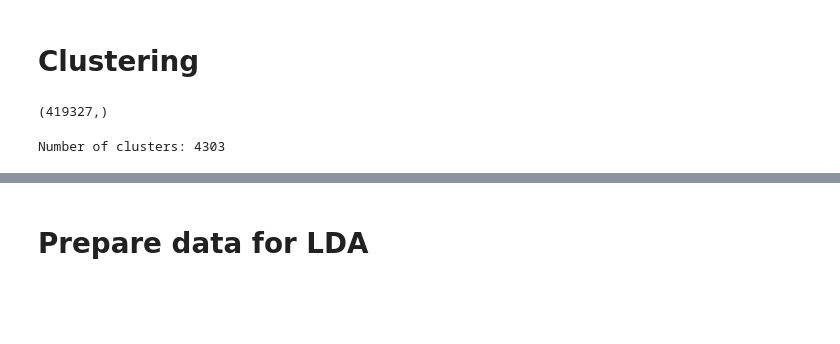
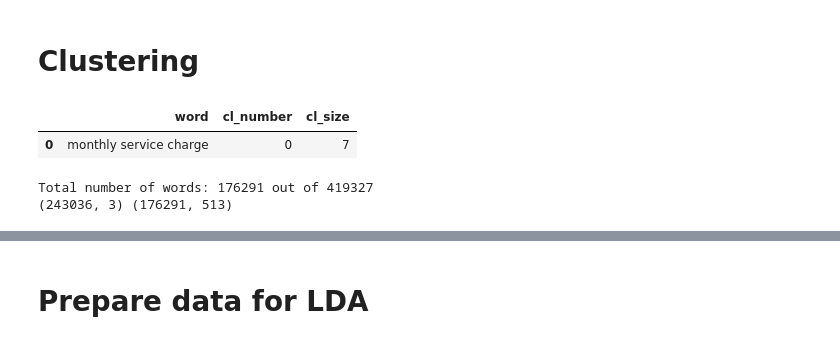
Before and after one commit to Milan-Chicago/GLG-Automated-Meta-data-Tagging, a Jupyter notebook: GLG - 5_step - Get KeyWords for LDA.ipynb, the cells around one changed output, grey strips where cells are left out. Saved outputs shown, nothing was run; the diff lists cells and outputs as text; code cells hidden in the pictures; blank space fills up the shorter version.

Commit message:
Extracted KeyWords - cluster names of semantically similar noun phrases and verbs

```diff
--- a/GLG - 5_step - Get KeyWords for LDA.ipynb
+++ b/GLG - 5_step - Get KeyWords for LDA.ipynb
@@ -204,6 +186,2 @@ Wall time: 2.22 s
-# %%
-with open('./transition_files/umap_model.pickle', 'wb') as f:
-    # Pickle the 'data' dictionary using the highest protocol available.
-    pickle.dump(umap_model, f, pickle.HIGHEST_PROTOCOL)
 # %% [markdown]
 # Clustering
@@ -214,11 +187,0 @@ hdbscan_cluster = hdbscan.HDBSCAN(min_cluster_size=15,
-# %%
-#cluster labels
-labels = hdbscan_cluster.labels_
-labels.shape
-# %% [output]
-(419327,)
-# %%
-#number of clusters (key-words/phrases)
-print("Number of clusters:",labels.max() + 1)
-# %% [output]
-Number of clusters: 4303
@@ -224,0 +190,22 @@ Number of clusters: 4303
+# %%
+# load data
+with open('./transition_files/df_result_'+str(52000)+'.pickle', 'rb') as f:
+    # The protocol version used is detected automatically, so we do not
+    # have to specify it.
+    df_res = pickle.load(f)
+df_res.head(1)
+# %% [output]
+|  | word | cl_number | cl_size |
+| 0 | monthly service charge | 0 | 7 |
+# %%
+words_list = list(set(df_w2v['word']) - set(df_res['word']))
+print("Total number of words:", len(words_list), "out of", len(df_w2v))
+df_tmp = df_w2v[df_w2v['word'].isin(words_list) == True]
+print(df_res.shape, df_tmp.shape)
+
+columns = ["emb_" + str(i) for i in range(512)]
+df_list = [df_res]
+cl_num = df_res['cl_number'].max() + 1
+# %% [output]
+Total number of words: 176291 out of 419327
+(243036, 3) (176291, 513)
```
Also changed, not shown: parts of 29 cells of this notebook.
